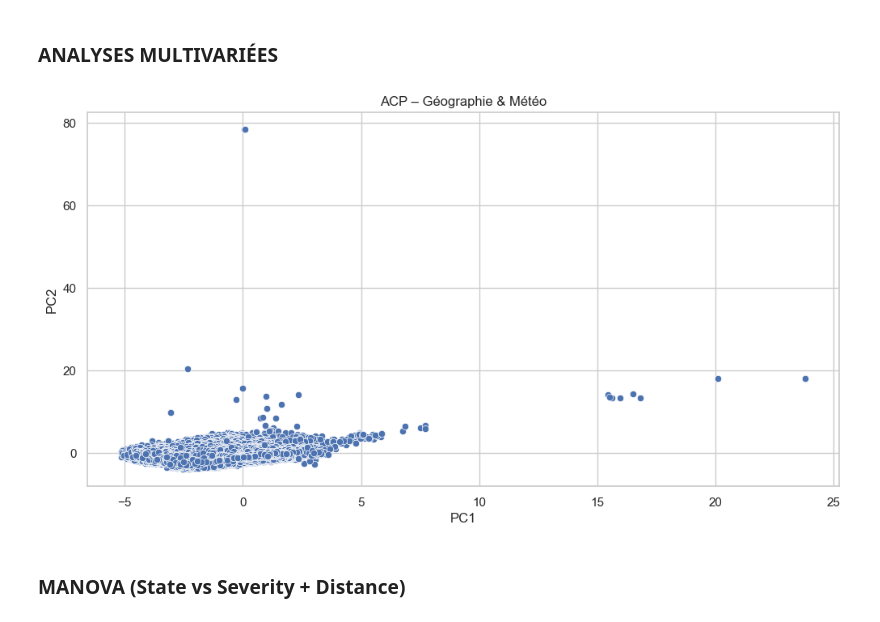
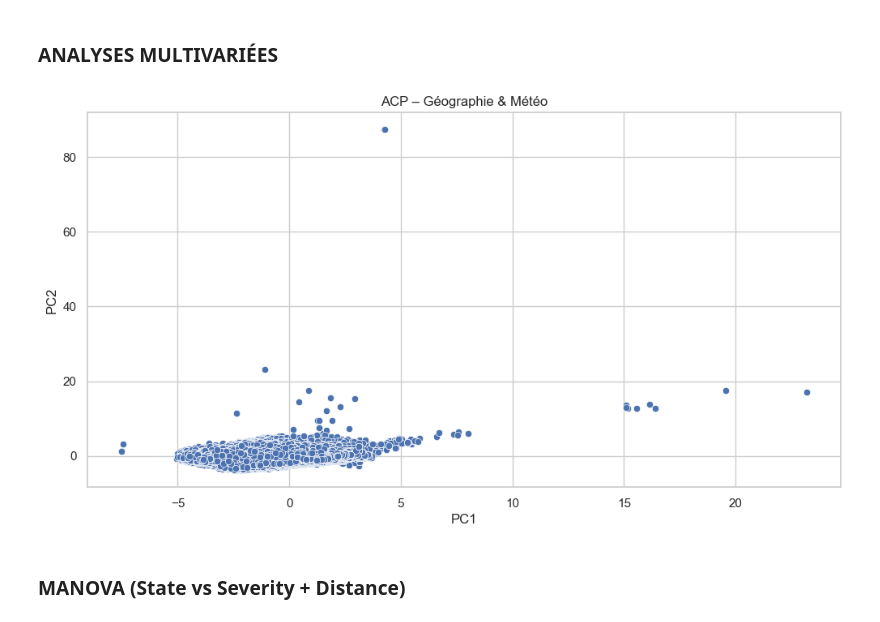
Before and after one commit to fatimazahraBe/Analyse-Statistique-Avanc-e-des-Accidents-de-la-Route-aux-tats-Unis, a Jupyter notebook: 03_statistiques/statistique_Géo.ipynb, the cells around one changed output. Saved outputs shown, nothing was run; the diff lists cells and outputs as text; code cells hidden in the pictures.

```diff
--- a/03_statistiques/statistique_Géo.ipynb
+++ b/03_statistiques/statistique_Géo.ipynb
@@ -22,7 +22,7 @@ from statsmodels.stats.multicomp import pairwise_tukeyhsd
 sns.set(style="whitegrid")
 plt.rcParams["figure.figsize"] = (12,6)
 
-df = pd.read_csv("us.csv")
+df = pd.read_csv("us_cleaned.csv")
 
 df['Start_Time'] = pd.to_datetime(df['Start_Time'], errors='coerce')
 df['Year'] = df['Start_Time'].dt.year
@@ -217,17 +216,17 @@ plt.show()
 ### ANALYSES MULTIVARIÉES
 # %%
 #ACP (Géographie + météo)
-features = ['Start_Lat','Start_Lng','Temperature(F)','Humidity(%)','Wind_Speed(mph)','Visibility(mi)']
+features = ['Start_Lat','Start_Lng','Temperature(C)','Humidity(%)','Wind_Speed(mph)','Visibility(mi)']
 X = df[features].dropna()
 X_scaled = StandardScaler().fit_transform(X)
 pca = PCA(n_components=2)
 components = pca.fit_transform(X_scaled)
 pca_df = pd.DataFrame(components, columns=['PC1','PC2'])
 sns.scatterplot(x='PC1', y='PC2', data=pca_df)
 plt.title("ACP – Géographie & Météo")
 plt.show()
 # %% [output]
-[figure, old version]
+[figure, new version]
 # %% [markdown]
 ### MANOVA (State vs Severity + Distance)
 # %%
```
Also changed, not shown: parts of 14 cells of this notebook, 2 other files.
